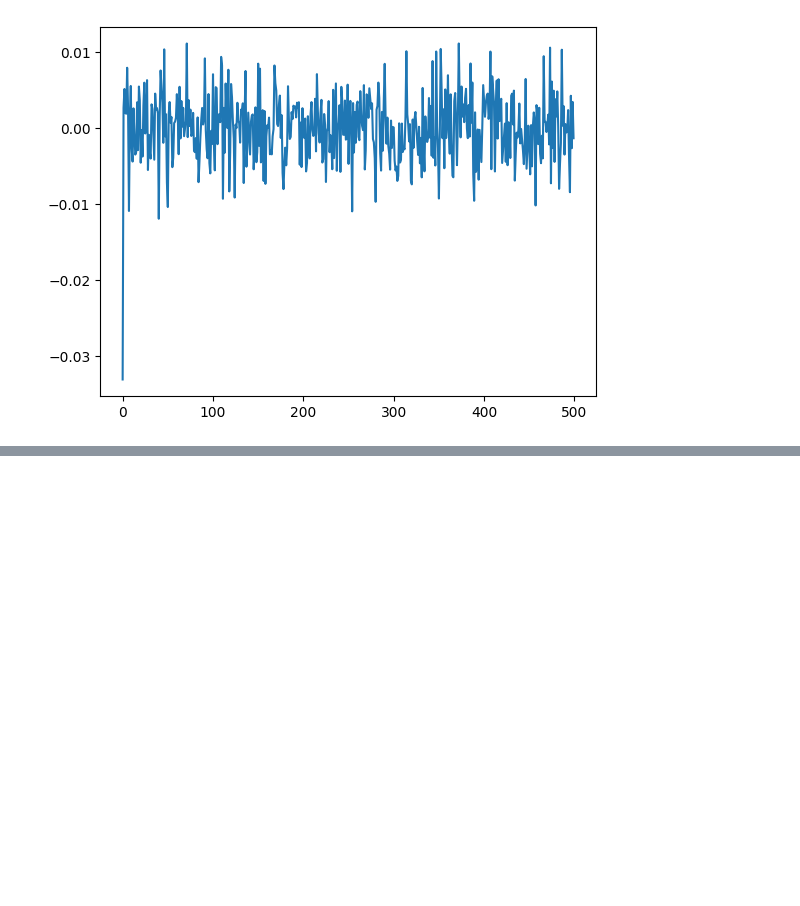
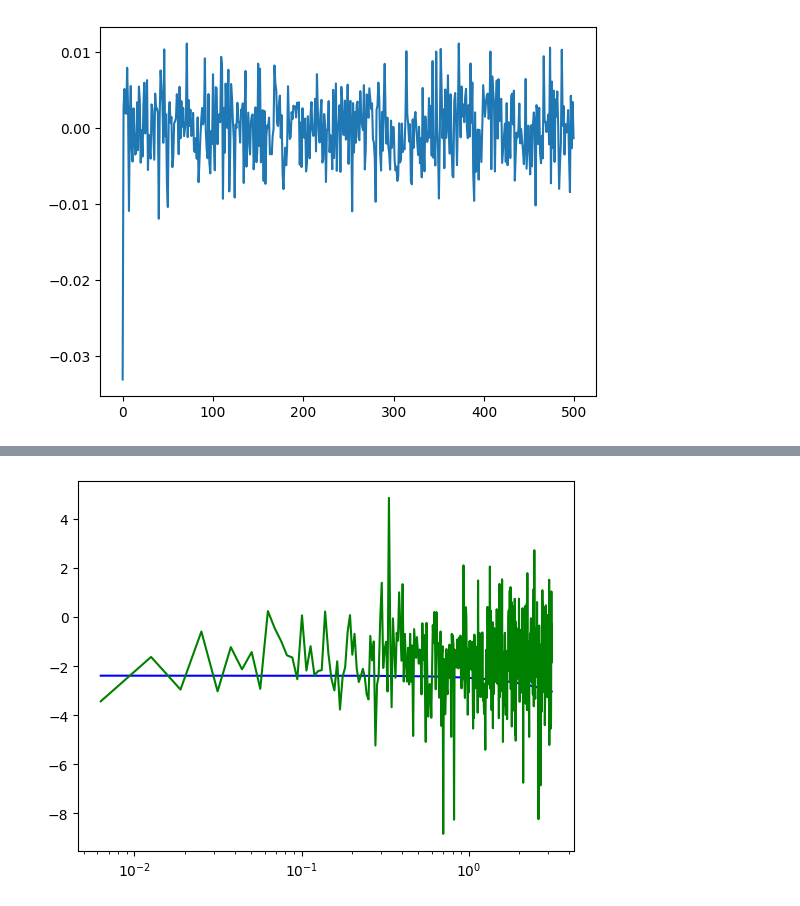
Before and after one commit to j-dichgans/Bachelor-Thesis, a Jupyter notebook: clarke_fig_1_v2.ipynb, the cells around one changed output, grey strips where cells are left out. Saved outputs shown, nothing was run; the diff lists cells and outputs as text; code cells hidden in the pictures; blank space fills up the shorter version.

```diff
--- a/clarke_fig_1_v2.ipynb
+++ b/clarke_fig_1_v2.ipynb
@@ -386,0 +443,3 @@ xs_white_filtered
+# %%
+white_noise_filtered = np.array([np.sum([white_noise[i*steps_per_unit_time+j] for j in range(steps_per_unit_time)]) for i in range(T)])
+red_noise_filtered = np.array([np.sum([eta[i*steps_per_unit_time+j] for j in range(steps_per_unit_time)]) for i in range(T)])
@@ -386,0 +476,6 @@ xs_white_filtered
+# %%
+plt.plot(frequencies,np.log(targets), color = "blue")
+plt.plot(frequencies,np.log(np.array(estim_psd_xs_wn)/np.array(estim_psd_xi_wn)), color = "green")
+plt.xscale('log')
+# %% [output]
+[figure, added]
```
Also changed, not shown: parts of 14 cells of this notebook.
